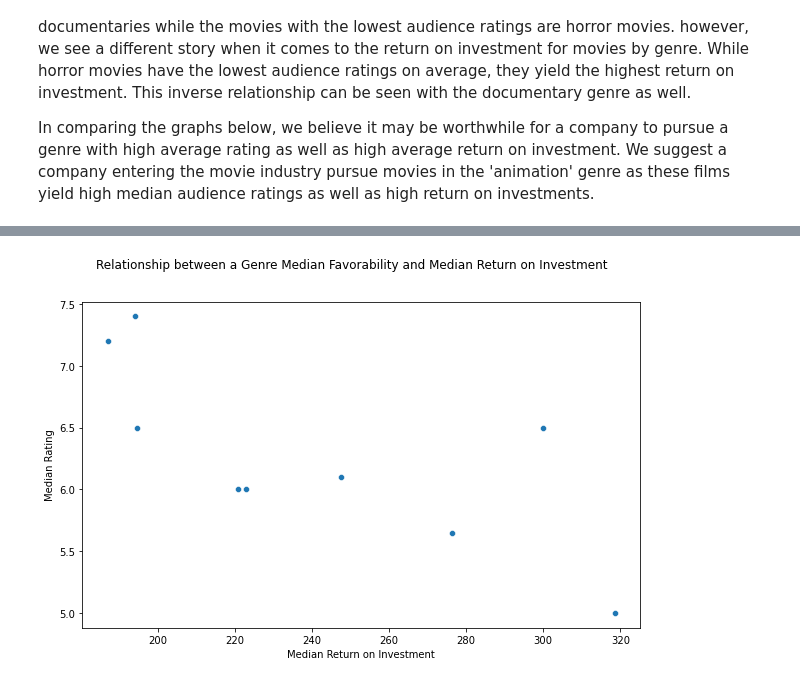
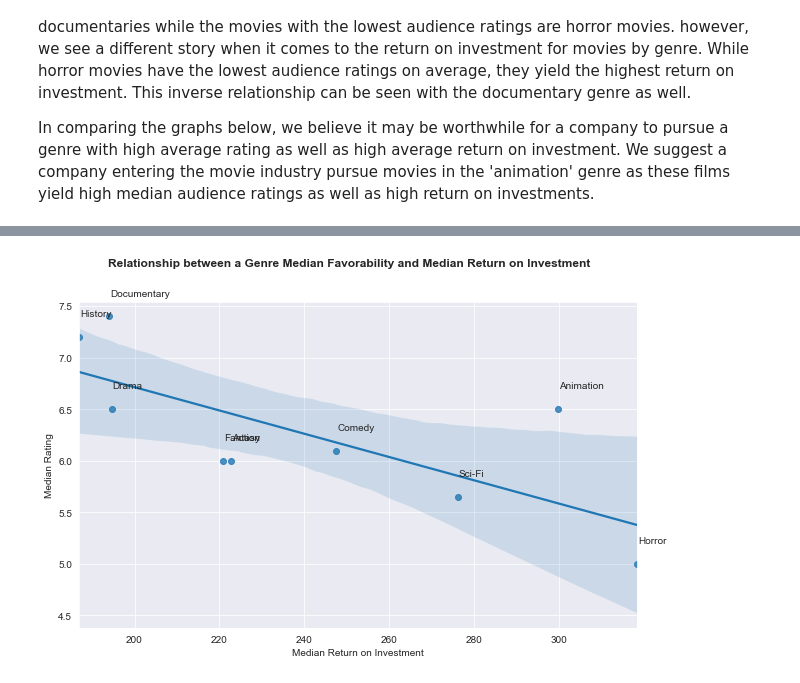
Before and after one commit to DGieseke/Exploratory-Data-Analysis-Using-Movie-Data, a Jupyter notebook: daniel/DG Edits - Movie Data Visualization Project.ipynb, the cells around one changed output, grey strips where cells are left out. Cells and saved outputs as stored; diff of their text form; code cells hidden in the pictures.

```diff
--- a/daniel/DG Edits - Movie Data Visualization Project.ipynb
+++ b/daniel/DG Edits - Movie Data Visualization Project.ipynb
@@ -268,0 +303,10 @@ corr
+# %%
+q1 = tn_df['return_on_investment'].quantile(0.25)
+q3 = tn_df['return_on_investment'].quantile(0.75)
+iqr = q3 - q1
+lower_bound = q1 - 1.5 * iqr
+upper_bound = q3 + 1.5 * iqr
+
+# Create a new column that contains only the non-outlier values
+tn_df['clean_roi'] = tn_df.loc[(tn_df['return_on_investment'] >= lower_bound) & (tn_df['return_on_investment'] <= upper_bound), 'return_on_investment']
+tn_df.head()
@@ -527,9 +604,10 @@ All this being said, we believe it is safe to reccomend to a business entering t
 # %%
 %%capture seaborn_subplots
 
+sns.set_style("darkgrid")
 fig, ax = plt.subplots(1, 2, figsize=(12, 8))
 
-fig.suptitle('Production Budget vs Worldwide Gross and Return on Investment')
+fig.suptitle('Production Budget vs Worldwide Gross and Return on Investment', weight='bold')
 
 sns.scatterplot(x = 'production_budget', y = 'worldwide_gross', data = tn_df, ax = ax[0] )
 sns.scatterplot(x = 'production_budget', y = 'return_on_investment', data = tn_df, ax = ax[1] )
@@ -561,9 +639,10 @@ Below we have prepared visualizations on the relationship between a movie's genr
 
 In comparing the graphs below, we believe it may be worthwhile for a company to pursue a genre with high average rating as well as high average return on investment.  We suggest a company entering the movie industry pursue movies in the 'animation' genre as these films yield high median audience ratings as well as high return on investments.
 # %%
-fig, ax = plt.subplots(figsize=(10, 6))
+fig, ax = plt.subplots(figsize=(12, 8))
+sns.set_style("darkgrid")
 
-fig.suptitle('Median Average Rating for Movies by Genre')
+fig.suptitle('Median Average Rating for Movies by Genre', weight='bold')
 
 sns.barplot(x = ['Documentary', 'Drama', 'Horror', 'Comedy', 'History', 'Fantasy', 'Animation', 'Sci-Fi', 'Action'],
        y = [doc_ave, drama_ave, horror_ave, comedy_ave, history_ave, fantasy_ave, animation_ave, scifi_ave, action_ave])
@@ -578,7 +657,8 @@ plt.show()
 # %%
-fig, ax = plt.subplots(figsize=(10, 6))
+fig, ax = plt.subplots(figsize=(12, 8))
+sns.set_style("darkgrid")
 
-fig.suptitle('Median Return on Investment for Movies by Genre')
+fig.suptitle('Median Return on Investment for Movies by Genre', weight='bold')
 
 sns.barplot(x = ['Documentary', 'Drama', 'Horror', 'Comedy', 'History', 'Fantasy', 'Animation', 'Sci-Fi', 'Action'],
        y = [doc_ROI, drama_ROI, horror_ROI, comedy_ROI, history_ROI, fantasy_ROI, animation_ROI, scifi_ROI, action_ROI])
@@ -592,15 +672,22 @@ plt.show()
 # %%
+genres = ['Documentary', 'Drama', 'Horror', 'Comedy', 'History', 'Fantasy', 'Animation', 'Sci-Fi', 'Action']
+genre_roi = [doc_ROI, drama_ROI, horror_ROI, comedy_ROI, history_ROI, fantasy_ROI, animation_ROI, scifi_ROI, action_ROI]
+genre_ave = [doc_ave, drama_ave, horror_ave, comedy_ave, history_ave, fantasy_ave, animation_ave, scifi_ave, action_ave]
+
 fig, ax = plt.subplots(figsize=(10, 6))
+sns.set_style("darkgrid")
 
-fig.suptitle('Relationship between a Genre Median Favorability and Median Return on Investment' )
+fig.suptitle('Relationship between a Genre Median Favorability and Median Return on Investment', weight='bold' )
 
-sns.scatterplot(x = [doc_ROI, drama_ROI, horror_ROI, comedy_ROI, history_ROI, fantasy_ROI, animation_ROI, scifi_ROI, action_ROI],
-       y = [doc_ave, drama_ave, horror_ave, comedy_ave, history_ave, fantasy_ave, animation_ave, scifi_ave, action_ave])
+sns.regplot(x = genre_roi, y = genre_ave)
+
+for i, genre in enumerate (genres):
+    plt.text(genre_roi[i]+0.2, genre_ave[i]+0.2, genre)
 
 
 ax.set_xlabel('Median Return on Investment')
 ax.set_ylabel('Median Rating')
 
 plt.show()
 # %% [output]
-[figure, old version]
+[figure, new version]
```
Also changed, not shown: parts of 30 cells of this notebook, 1 other file.
